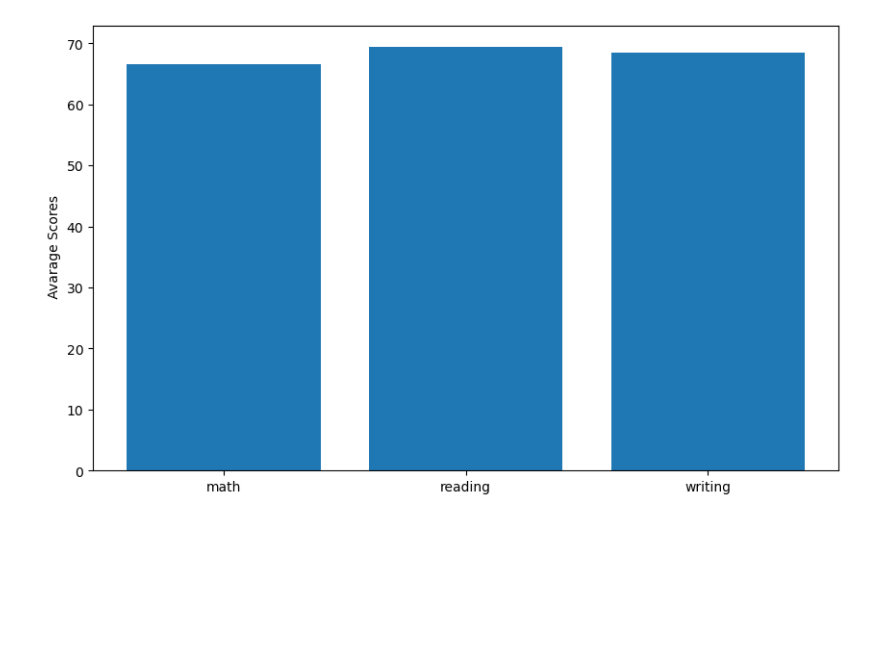
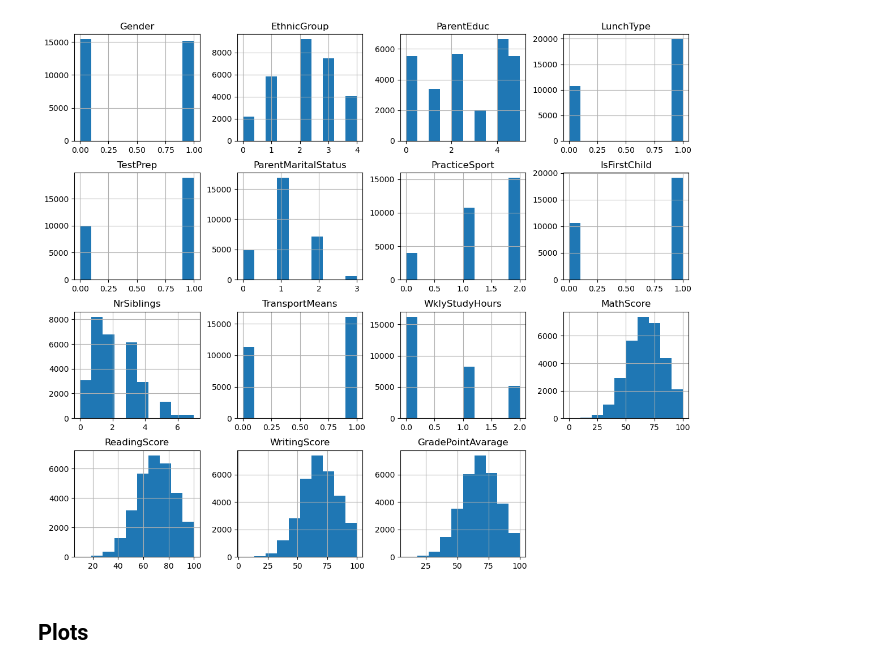
Before and after one commit to onathatice-univr/programming_final_project, a Jupyter notebook: VR503361_final_project.ipynb, the cells around one changed output. Drawn from its saved outputs; the diff is of its cells as text; code cells hidden in the pictures; blank space fills up the shorter version.

```diff
--- a/VR503361_final_project.ipynb
+++ b/VR503361_final_project.ipynb
@@ -37,0 +14,27 @@ df_exam_score_copy = df_exam_score.copy()
+# %%
+def transform_string_to_numerical(my_df):
+    """
+    Transform string variables in the DataFrame to numerical representation using LabelEncoder.
+    Preserve NaN values as NaN.
+
+    Parameters:
+    - my_df: pandas DataFrame containing string variables
+
+    Returns:
+    - transformed_df: DataFrame with string variables transformed into numerical representation
+    """
+    transformed_df = my_df.copy()  # Create a copy of the original DataFrame
+
+    for column in transformed_df.columns:
+        if transformed_df[column].dtype == 'object':  # Check if the column contains string variables
+            label_encoder = LabelEncoder()
+
+            # Filter out NaN values and fit the LabelEncoder
+            label_encoder.fit(transformed_df[column].dropna().unique())
+
+            # Transform the column, preserving NaN values
+            transformed_df[column] = transformed_df[column].apply(
+                lambda x: label_encoder.transform([x])[0] if pd.notnull(x) else np.nan
+            )
+
+    return transformed_df
@@ -156 +205,8 @@ WritingScoreAvarage = df_exam_score["WritingScore"].mean()
+# %%
+df_exam_score_transformed.hist(figsize=(14, 12), bins = 10)
+plt.show()
+# %% [output]
+[figure, added]
+# %% [markdown]
+## Plots
 # %%
@@ -158,9 +214,7 @@ bar_plot = [["math", "reading", "writing"], [MathScoreAvarage, ReadingScoreAvara
 # %%
-plt.figure(figsize=(10, 6))
-bars = plt.bar(bar_plot[0], bar_plot[1])
-plt.xlabel = ('Subjects')
-plt.ylabel(" Avarage Scores")
-plt.show()
+#plt.figure(figsize=(10, 6))
+#bars = plt.bar(bar_plot[0], bar_plot[1])
+#plt.xlabel = ('Subjects')
+#plt.ylabel(" Avarage Scores")
+#plt.show()
-# %% [output]
-[figure, removed]
 # %%
```
Also changed, not shown: parts of 32 cells of this notebook, 1 other file.
